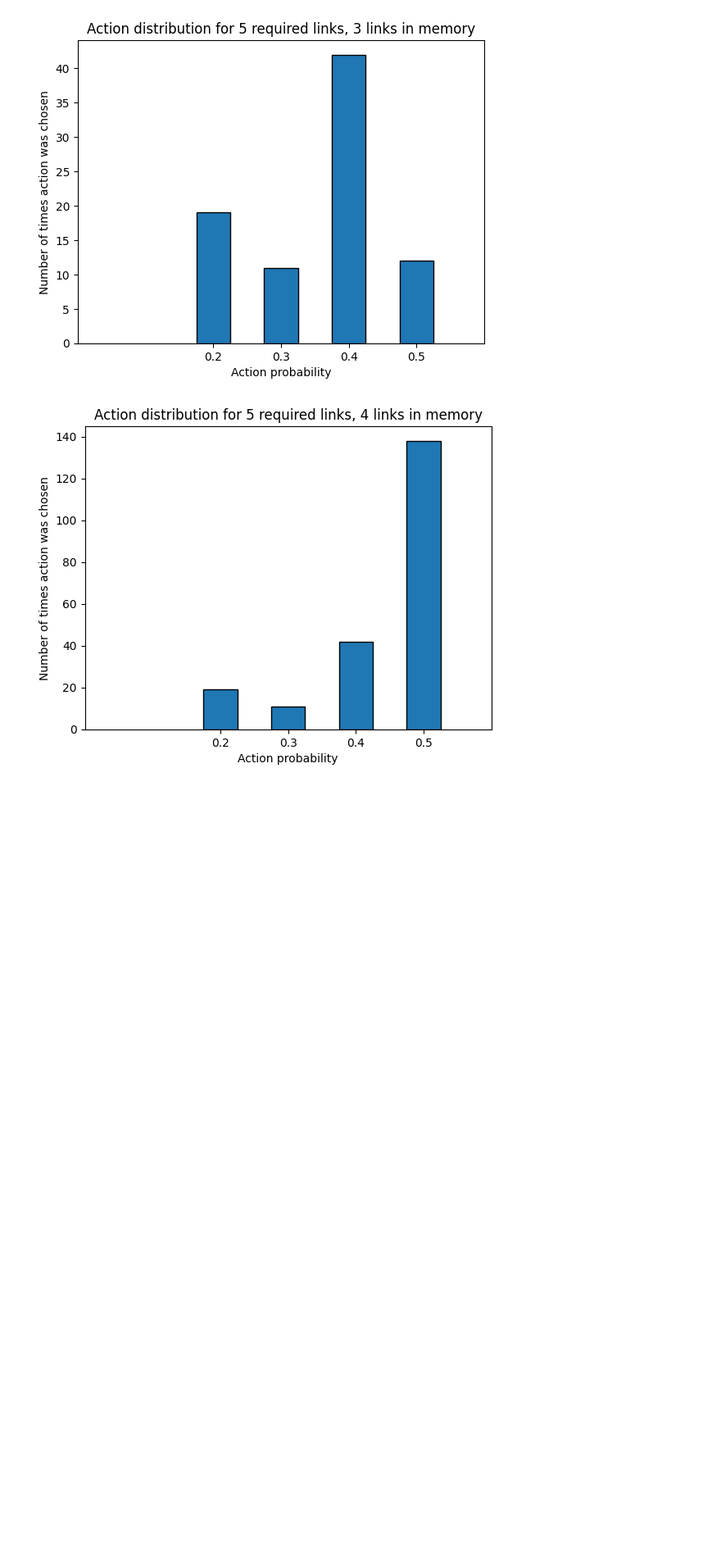
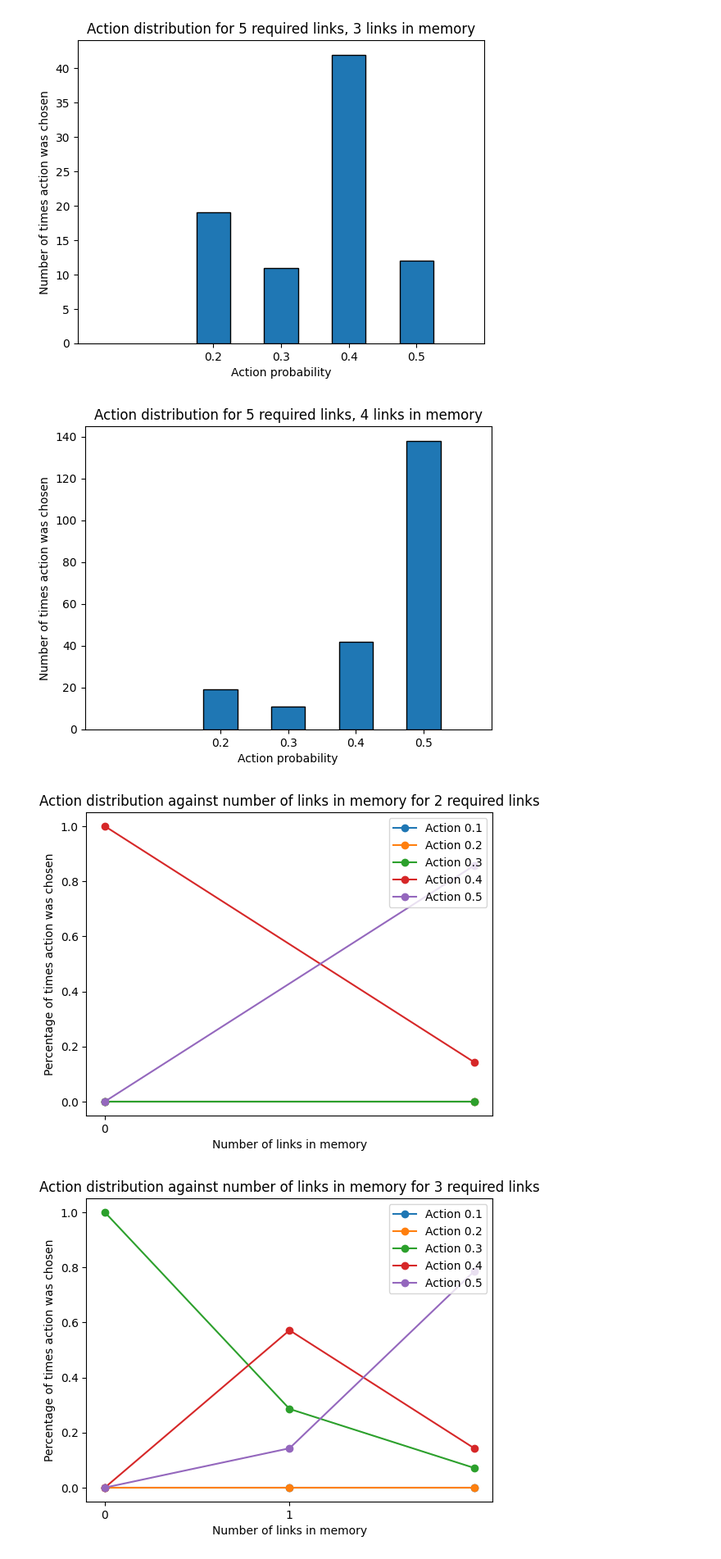
Before and after one commit to Bggoranoff/optimal-qn, a Jupyter notebook: src/adaptivealgo/experiments/experiment_policy_structure.ipynb, the cells around one changed output. Shown at 82% size. Saved outputs shown, nothing was run; the diff lists cells and outputs as text; code cells hidden in the pictures; blank space fills up the shorter version.

Commit message:
feat(experiment): more policy structure plots

```diff
--- a/src/adaptivealgo/experiments/experiment_policy_structure.ipynb
+++ b/src/adaptivealgo/experiments/experiment_policy_structure.ipynb
@@ -86,3 +86,29 @@ for n_links, policy in all_actions.items():
 [figure]
 [figure]
 [figure]
+# %%
+for n_links, policy in all_actions.items():
+    actions_chosen = {}
+    for state_length, actions_idxs in policy.items():
+        state_actions = [actions[idx] for idx in actions_idxs]
+        labels, counts = np.unique(state_actions, return_counts=True)
+        actions_chosen[state_length] = dict(zip(labels, counts))
+
+    for state_length, actions_chosen_state in actions_chosen.items():
+        total = sum(actions_chosen_state.values())
+        for action, count in actions_chosen_state.items():
+            actions_chosen_state[action] = count / total
+
+    for action in actions:
+        y = [actions_chosen[state_length].get(action, 0) for state_length in actions_chosen.keys()]
+        plt.plot(list(actions_chosen.keys()), y, label=f"Action {action}", marker='o')
+        plt.xticks(np.arange(0, max(actions_chosen.keys()), 1))
+
+    plt.title(f"Action distribution against number of links in memory for {n_links} required links")
+    plt.xlabel("Number of links in memory")
+    plt.ylabel("Percentage of times action was chosen")
+    plt.legend(loc='upper right')
+    plt.show()
+# %% [output]
+[figure, added]
+[figure, added]
```
Also changed, not shown: parts of 2 cells of this notebook.
